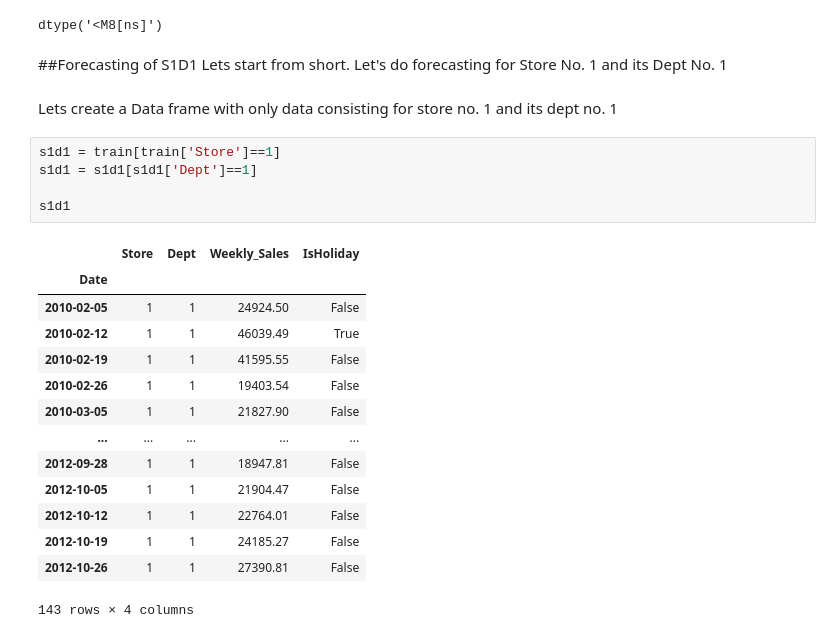
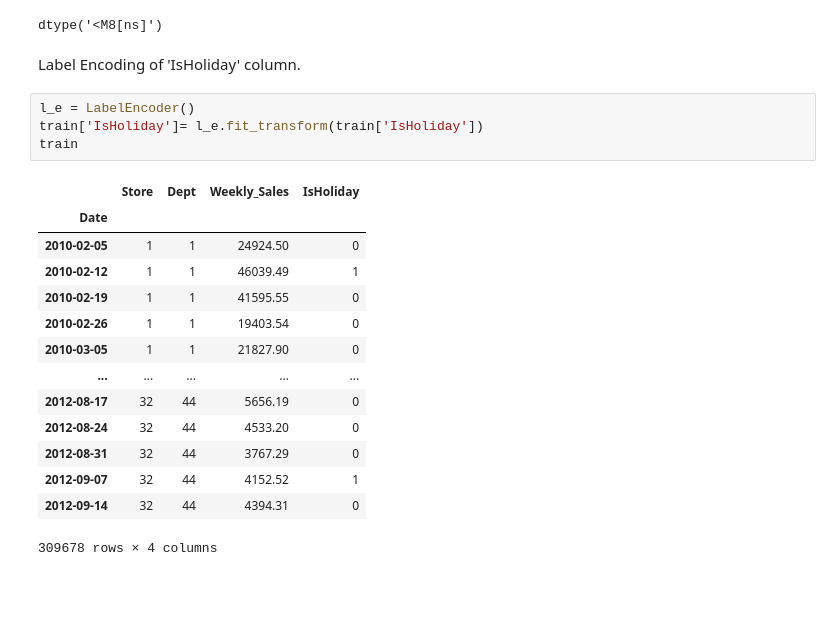
Before and after one commit to ManuSinghYadav/Walmart-Sales-Forecast, a Jupyter notebook: Walmart_Sales_Forecast.ipynb, the cells around one changed output. Cells and saved outputs as stored; diff of their text form; blank space fills up the shorter version.

```diff
--- a/Walmart_Sales_Forecast.ipynb
+++ b/Walmart_Sales_Forecast.ipynb
@@ -142,28 +174,24 @@ train.index = pd.to_datetime(train.index)
 train.index.dtype
 # %% [output]
 dtype('<M8[ns]')
-# %% [markdown]
-##Forecasting of S1D1
-Lets start from short. Let's do forecasting for Store No. 1 and its Dept No. 1
-# %% [markdown]
-Lets create a Data frame with only data consisting for store no. 1 and its dept no. 1
-# %%
-s1d1 = train[train['Store']==1]
-s1d1 = s1d1[s1d1['Dept']==1]
-
-s1d1
-# %% [output]
-|  | Store | Dept | Weekly_Sales | IsHoliday |
-| Date |  |  |  |  |
-| 2010-02-05 | 1 | 1 | 24924.50 | False |
-| 2010-02-12 | 1 | 1 | 46039.49 | True |
-| 2010-02-19 | 1 | 1 | 41595.55 | False |
-| 2010-02-26 | 1 | 1 | 19403.54 | False |
-| 2010-03-05 | 1 | 1 | 21827.90 | False |
-| ... | ... | ... | ... | ... |
-| 2012-09-28 | 1 | 1 | 18947.81 | False |
-| 2012-10-05 | 1 | 1 | 21904.47 | False |
-| 2012-10-12 | 1 | 1 | 22764.01 | False |
-| 2012-10-19 | 1 | 1 | 24185.27 | False |
-| 2012-10-26 | 1 | 1 | 27390.81 | False |
-143 rows × 4 columns
+# %% [markdown]
+Label Encoding of 'IsHoliday' column.
+# %%
+l_e = LabelEncoder()
+train['IsHoliday']= l_e.fit_transform(train['IsHoliday'])
+train
+# %% [output]
+|  | Store | Dept | Weekly_Sales | IsHoliday |
+| Date |  |  |  |  |
+| 2010-02-05 | 1 | 1 | 24924.50 | 0 |
+| 2010-02-12 | 1 | 1 | 46039.49 | 1 |
+| 2010-02-19 | 1 | 1 | 41595.55 | 0 |
+| 2010-02-26 | 1 | 1 | 19403.54 | 0 |
+| 2010-03-05 | 1 | 1 | 21827.90 | 0 |
+| ... | ... | ... | ... | ... |
+| 2012-08-17 | 32 | 44 | 5656.19 | 0 |
+| 2012-08-24 | 32 | 44 | 4533.20 | 0 |
+| 2012-08-31 | 32 | 44 | 3767.29 | 0 |
+| 2012-09-07 | 32 | 44 | 4152.52 | 1 |
+| 2012-09-14 | 32 | 44 | 4394.31 | 0 |
+309678 rows × 4 columns
```
Also changed, not shown: parts of 35 cells of this notebook.
